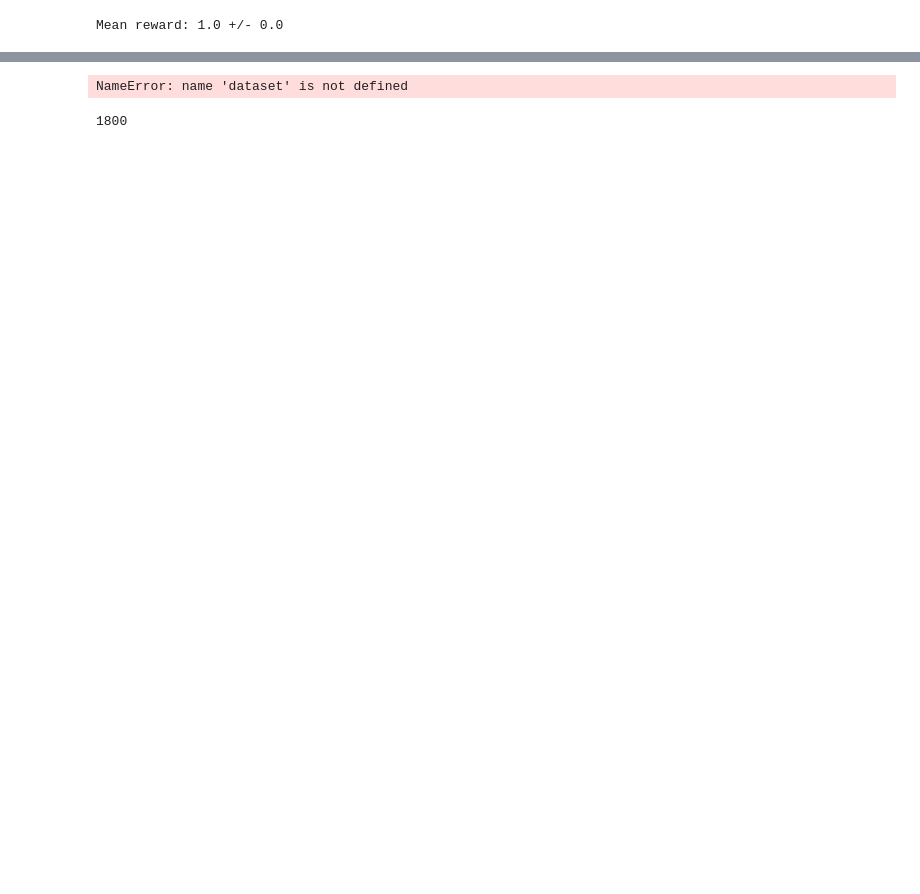
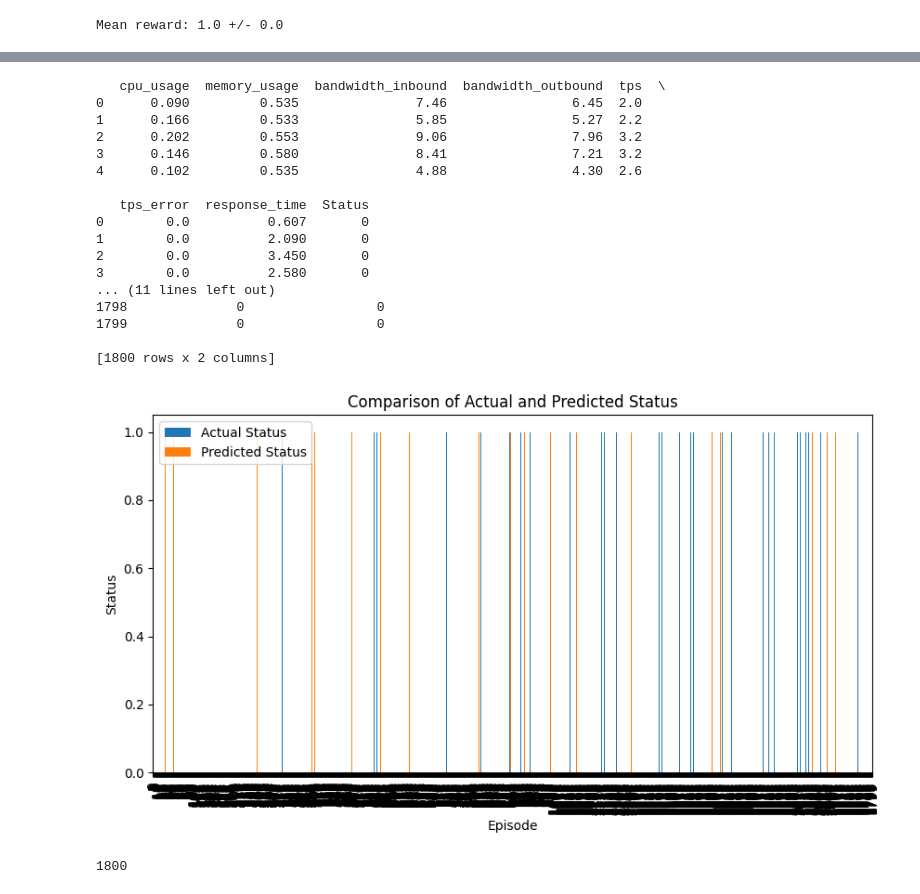
Before and after one commit to royhankamil/Machine-Learning-Project, a Jupyter notebook: external_task_project/cloud/metrics with output_PPO_.ipynb, the cells around one changed output, grey strips where cells are left out. Cells and saved outputs as stored; diff of their text form; code cells hidden in the pictures; blank space fills up the shorter version.

```diff
--- a/external_task_project/cloud/metrics with output_PPO_.ipynb
+++ b/external_task_project/cloud/metrics with output_PPO_.ipynb
@@ -519,7 +531,7 @@ def evaluate_policy(env, model, n_eval_episodes=10):
         done = False
         while not done:
             action, _ = model.select_action(state)
-            state, reward, done, _ = env.step()
+            state, reward, done, _ = env.step(action)
             episode_reward += reward
         episode_rewards.append(episode_reward)
     mean_reward = np.mean(episode_rewards)
@@ -587,35 +599,52 @@ def evaluate_and_compare(env, model, n_eval_episodes=10):
         state = env.reset()
         episode_reward = 0
         done = False
         while not done:
             action, _ = model.select_action(state)
-            state, reward, done, _ = env.step()
+            state, reward, done, _ = env.step(action)
             episode_reward += reward
             if done:
                 predicted_statuses.append(action)  # Save the predicted action as the status
         episode_rewards.append(episode_reward)
     return episode_rewards, predicted_statuses
 
 # Evaluasi dan dapatkan predicted status
 mean_reward, std_reward = evaluate_policy(env, ppo, n_eval_episodes=max_episodes)
 _, predicted_statuses = evaluate_and_compare(env, ppo, n_eval_episodes=max_episodes)
 
 # Comparison
 comparison_df = pd.DataFrame({
     'Actual Status': actual_statuses[:len(predicted_statuses)],  # Ensure matching length
     'Predicted Status': predicted_statuses
 })
 
 print(comparison_df)
 
 # Visualization
 comparison_df.plot(kind='bar', figsize=(10, 5))
 plt.xlabel('Episode')
 plt.ylabel('Status')
 plt.title('Comparison of Actual and Predicted Status')
 plt.show()
 # %% [output]
-NameError: name 'dataset' is not defined
+   cpu_usage  memory_usage  bandwidth_inbound  bandwidth_outbound  tps  \
+0      0.090         0.535               7.46                6.45  2.0
+1      0.166         0.533               5.85                5.27  2.2
+2      0.202         0.553               9.06                7.96  3.2
+3      0.146         0.580               8.41                7.21  3.2
+4      0.102         0.535               4.88                4.30  2.6
+
+   tps_error  response_time  Status
+0        0.0          0.607       0
+1        0.0          2.090       0
+2        0.0          3.450       0
+3        0.0          2.580       0
+... (11 lines left out)
+1798              0                 0
+1799              0                 0
+
+[1800 rows x 2 columns]
+[figure, added]
 # %%
 len(predicted_statuses)
 # %% [output]
```
Also changed, not shown: parts of 7 cells of this notebook.
